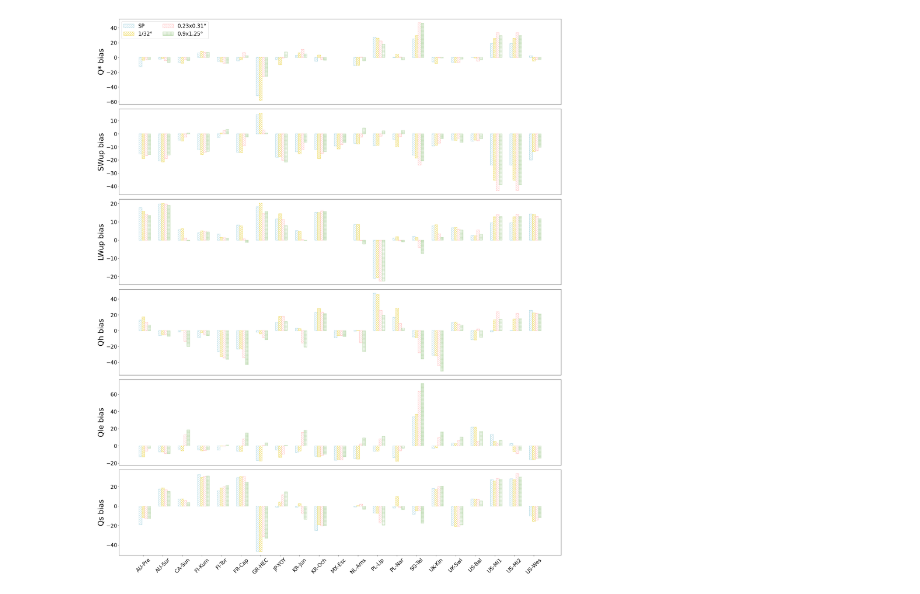
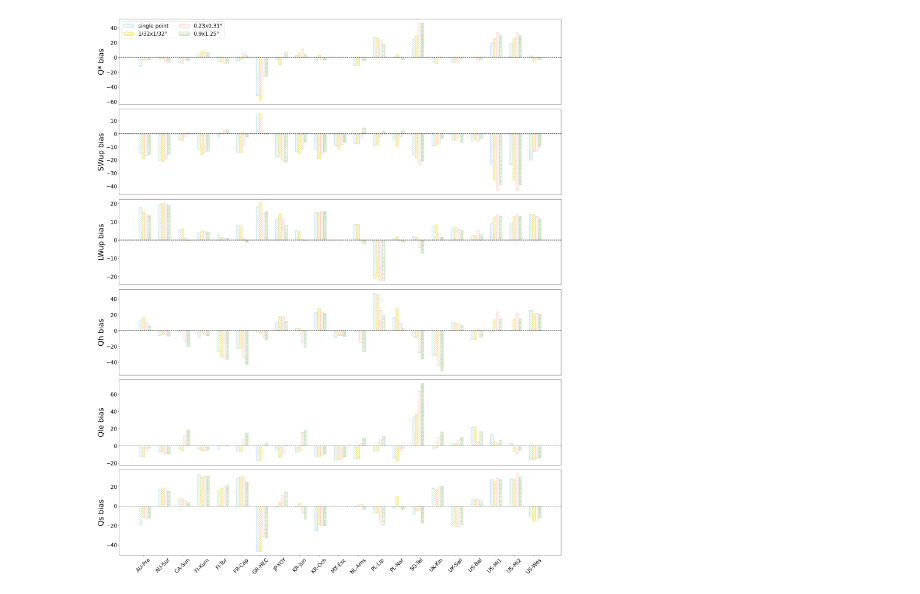
Before and after one commit to yifanc17/Urban_resolving_CESM, a Jupyter notebook: 03_supplements/FigureS13_PLUMBER_bias_xScale_by_sites.ipynb, the cells around one changed output. Drawn from its saved outputs; the diff is of its cells as text; code cells hidden in the pictures.

```diff
--- a/03_supplements/FigureS13_PLUMBER_bias_xScale_by_sites.ipynb
+++ b/03_supplements/FigureS13_PLUMBER_bias_xScale_by_sites.ipynb
@@ -58,7 +65,7 @@ for i in range(6):
         np.arange(len(sites_sn)) - bar_width,
         test_bias_sp,
         width=bar_width,
-        label="SP",
+        label="single point",
         ecolor="grey",
         color="white",
         edgecolor="#a2d2df",
@@ -68,7 +75,7 @@ for i in range(6):
         np.arange(len(sites_sn)),
         test_bias_1d32deg,
         width=bar_width,
-        label="1/32°",
+        label="1/32x1/32°",
         ecolor="grey",
         color="white",
         edgecolor="#eed959",
@@ -76,31 +83,32 @@ for i in range(6):
     )
     ax[i].bar(
         np.arange(len(sites_sn)) + bar_width,
         test_bias_025deg,
         width=bar_width,
         label="0.23x0.31°",
         ecolor="grey",
         color="white",
         edgecolor="#ffb8b8",
         hatch="\\\\\\",
     )
     ax[i].bar(
         np.arange(len(sites_sn)) + 2 * bar_width,
         test_bias_1deg,
         width=bar_width,
         label="0.9x1.25°",
         ecolor="grey",
         color="white",
         edgecolor="#b6d7a8",
         hatch="+++",
     )
+    ax[i].axhline(y=0, color='k', linewidth=1.5, linestyle='--')
     ax[i].tick_params(axis="y", which="major", labelsize=20)
     ax[i].set_ylabel(var + " bias", fontsize=28)
     ax[i].set_xticks([])
 ax[0].legend(loc="upper left", ncol=2, bbox_to_anchor=(0, 1), prop={"size": 20})
 ax[-1].set_xticks(np.arange(len(sites_sn)))
 ax[-1].set_xticklabels(sites_sn, rotation=45, fontsize=20)
 
 fig.tight_layout()
 # %% [output]
-[figure, old version]
+[figure, new version]
```
Also changed, not shown: parts of 2 cells of this notebook, 4 other files.
